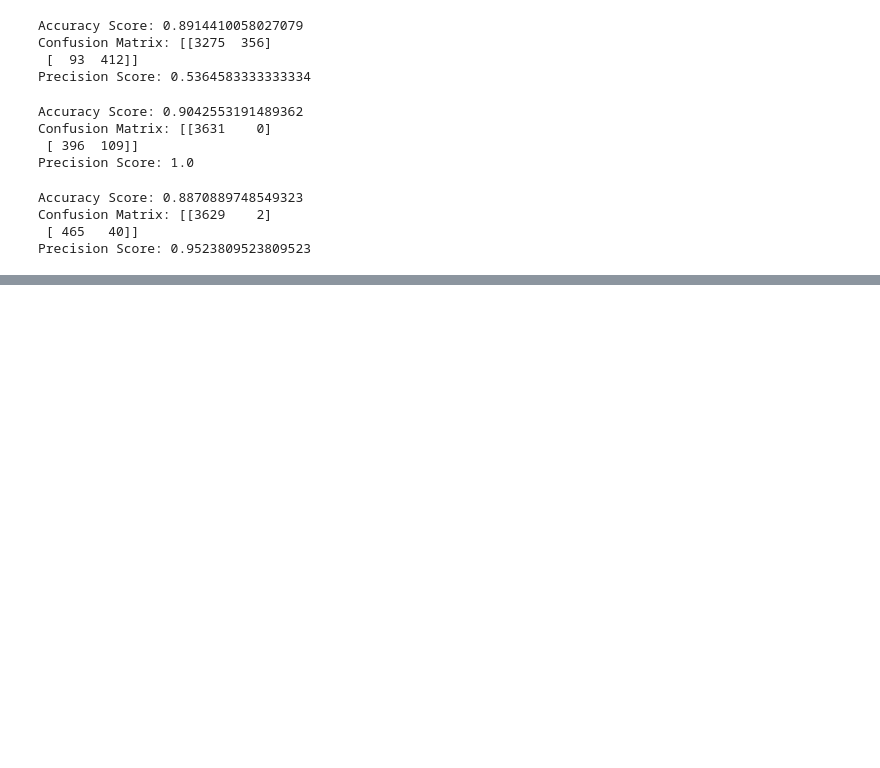
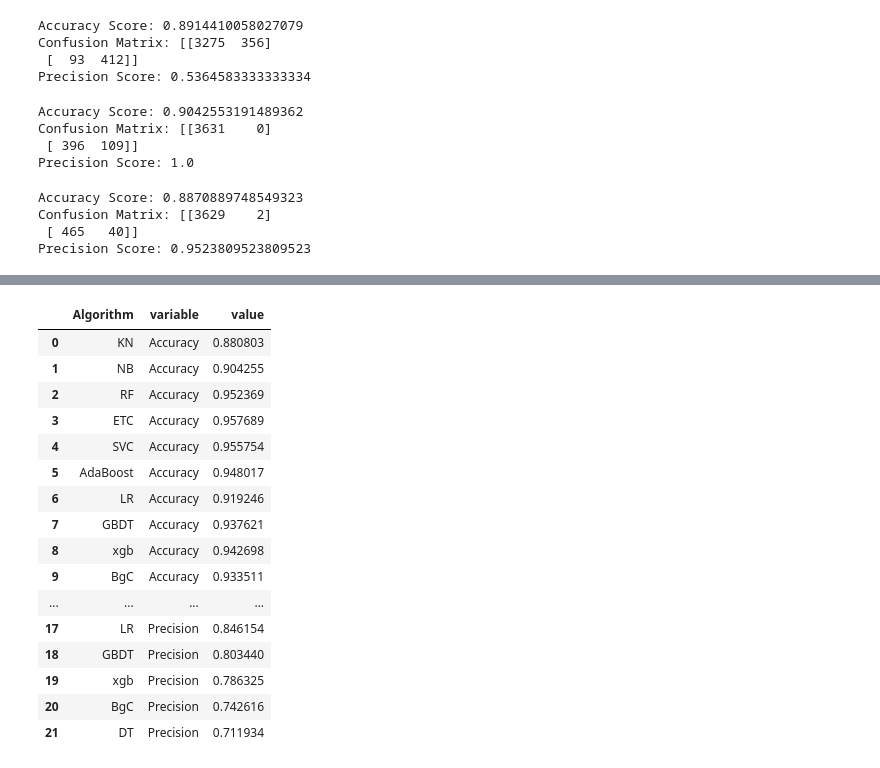
Before and after one commit to iaayushmaan/SMS-Spam-Detection, a Jupyter notebook: sms-spam-detection.ipynb, the cells around one changed output, grey strips where cells are left out. Cells and saved outputs as stored; diff of their text form; code cells hidden in the pictures; blank space fills up the shorter version.

```diff
--- a/sms-spam-detection.ipynb
+++ b/sms-spam-detection.ipynb
@@ -310,0 +430,20 @@ pickle.dump(mNB, open('model.pkl','wb'))
+# %%
+performance_df1
+# %% [output]
+|  | Algorithm | variable | value |
+| 0 | KN | Accuracy | 0.880803 |
+| 1 | NB | Accuracy | 0.904255 |
+| 2 | RF | Accuracy | 0.952369 |
+| 3 | ETC | Accuracy | 0.957689 |
+| 4 | SVC | Accuracy | 0.955754 |
+| 5 | AdaBoost | Accuracy | 0.948017 |
+| 6 | LR | Accuracy | 0.919246 |
+| 7 | GBDT | Accuracy | 0.937621 |
+| 8 | xgb | Accuracy | 0.942698 |
+| 9 | BgC | Accuracy | 0.933511 |
+| ... | ... | ... | ... |
+| 17 | LR | Precision | 0.846154 |
+| 18 | GBDT | Precision | 0.803440 |
+| 19 | xgb | Precision | 0.786325 |
+| 20 | BgC | Precision | 0.742616 |
+| 21 | DT | Precision | 0.711934 |
```
Also changed, not shown: parts of 14 cells of this notebook.
